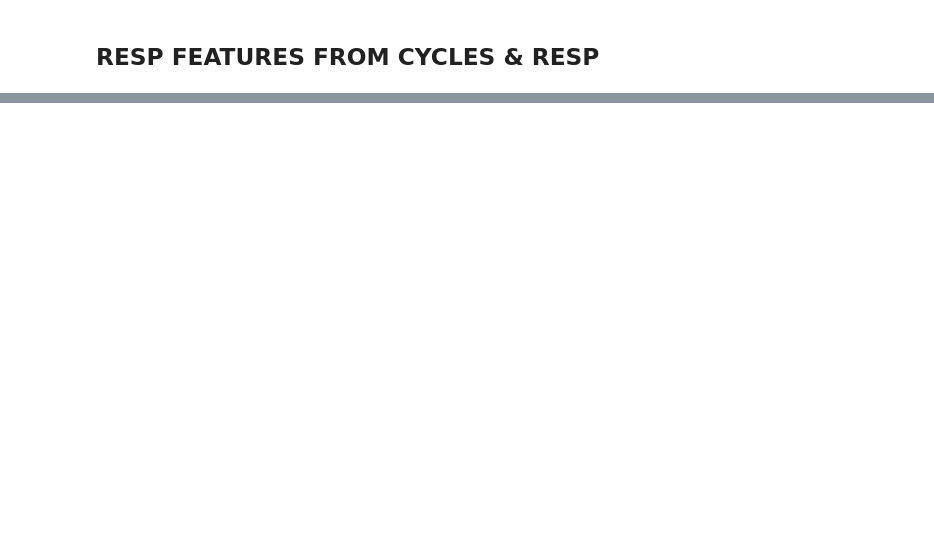
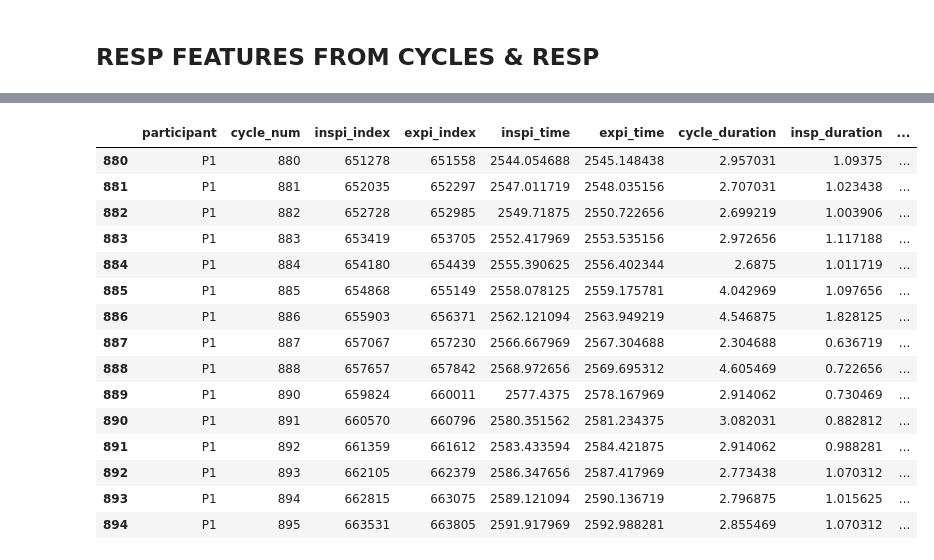
Before and after one commit to ValentinGhibaudo/Sleep_EEG_Respi, a Jupyter notebook: rsp_detection.ipynb, the cells around one changed output, grey strips where cells are left out. Cells and saved outputs as stored; diff of their text form; code cells hidden in the pictures; blank space fills up the shorter version.

```diff
--- a/rsp_detection.ipynb
+++ b/rsp_detection.ipynb
@@ -104 +100,20 @@ cycle_freq        0.306641
 dtype: float64
+# %%
+df_return.reset_index(drop=True).iloc[880:895,:]
+# %% [output]
+|  | participant | cycle_num | inspi_index | expi_index | inspi_time | expi_time | cycle_duration | insp_duration | ... |
+| 880 | P1 | 880 | 651278 | 651558 | 2544.054688 | 2545.148438 | 2.957031 | 1.09375 | ... |
+| 881 | P1 | 881 | 652035 | 652297 | 2547.011719 | 2548.035156 | 2.707031 | 1.023438 | ... |
+| 882 | P1 | 882 | 652728 | 652985 | 2549.71875 | 2550.722656 | 2.699219 | 1.003906 | ... |
+| 883 | P1 | 883 | 653419 | 653705 | 2552.417969 | 2553.535156 | 2.972656 | 1.117188 | ... |
+| 884 | P1 | 884 | 654180 | 654439 | 2555.390625 | 2556.402344 | 2.6875 | 1.011719 | ... |
+| 885 | P1 | 885 | 654868 | 655149 | 2558.078125 | 2559.175781 | 4.042969 | 1.097656 | ... |
+| 886 | P1 | 886 | 655903 | 656371 | 2562.121094 | 2563.949219 | 4.546875 | 1.828125 | ... |
+| 887 | P1 | 887 | 657067 | 657230 | 2566.667969 | 2567.304688 | 2.304688 | 0.636719 | ... |
+| 888 | P1 | 888 | 657657 | 657842 | 2568.972656 | 2569.695312 | 4.605469 | 0.722656 | ... |
+| 889 | P1 | 890 | 659824 | 660011 | 2577.4375 | 2578.167969 | 2.914062 | 0.730469 | ... |
+| 890 | P1 | 891 | 660570 | 660796 | 2580.351562 | 2581.234375 | 3.082031 | 0.882812 | ... |
+| 891 | P1 | 892 | 661359 | 661612 | 2583.433594 | 2584.421875 | 2.914062 | 0.988281 | ... |
+| 892 | P1 | 893 | 662105 | 662379 | 2586.347656 | 2587.417969 | 2.773438 | 1.070312 | ... |
+| 893 | P1 | 894 | 662815 | 663075 | 2589.121094 | 2590.136719 | 2.796875 | 1.015625 | ... |
+| 894 | P1 | 895 | 663531 | 663805 | 2591.917969 | 2592.988281 | 2.855469 | 1.070312 | ... |
```
Also changed, not shown: parts of 6 cells of this notebook, 2 other files.
